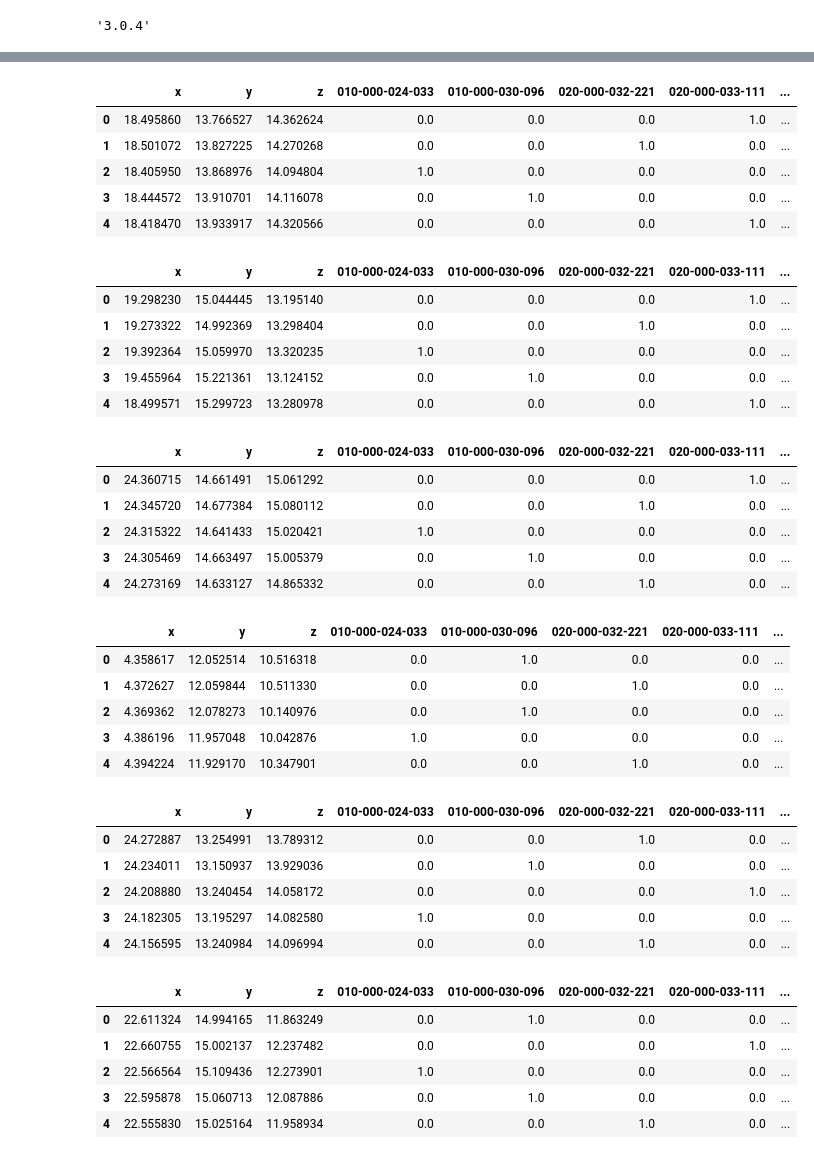
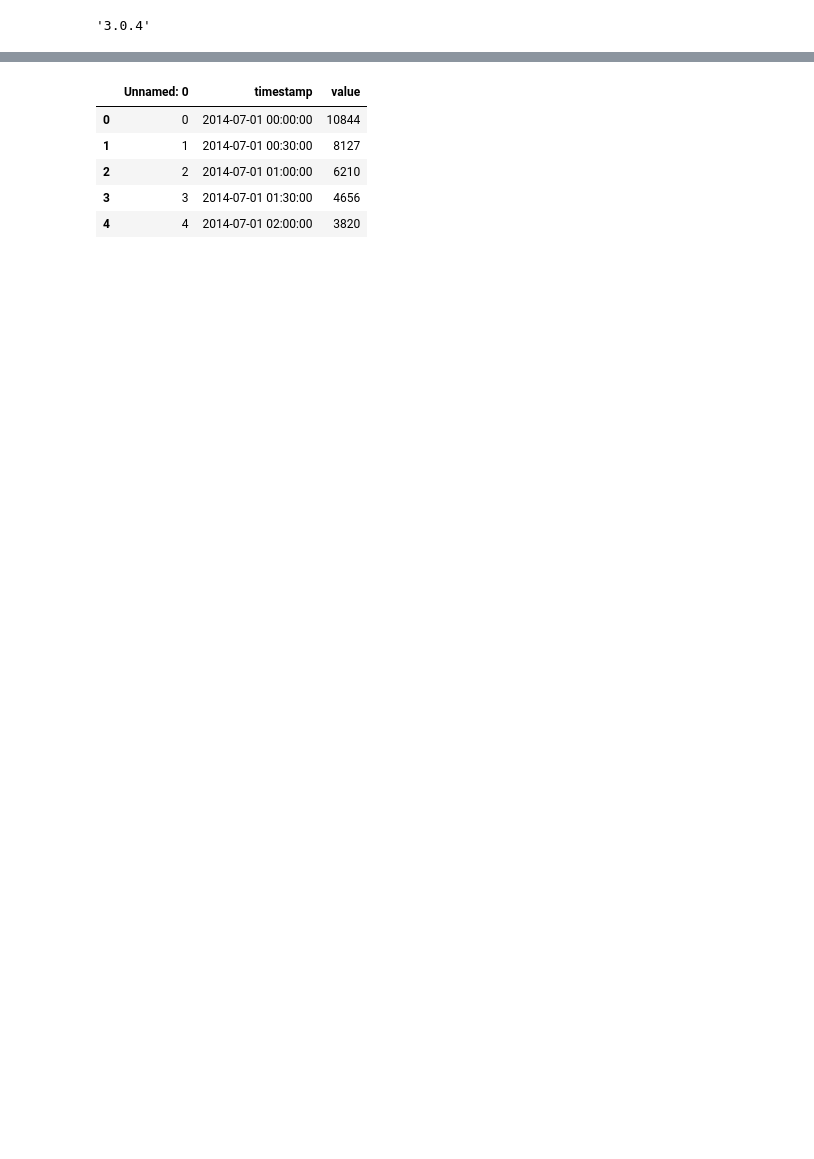
Before and after one commit to sjkchang/CMPE255-Assignment-2, a Jupyter notebook: notebooks/Assignment2_AnomalyDetection.ipynb, the cells around one changed output, grey strips where cells are left out. Cells and saved outputs as stored; diff of their text form; code cells hidden in the pictures; blank space fills up the shorter version.

```diff
--- a/notebooks/Assignment2_AnomalyDetection.ipynb
+++ b/notebooks/Assignment2_AnomalyDetection.ipynb
@@ -46,50 +36,11 @@ data_12.csv  data_16.csv  data_1.csv   data_5.csv  data_9.csv
 # %%
 # loading sample dataset from pycaret dataset module
 from pycaret.datasets import get_data
-train_data_0 = get_data('data_0')
-train_data_1 = get_data('data_1')
-train_data_2 = get_data('data_2')
-train_data_3 = get_data('data_3')
-train_data_4 = get_data('data_4')
-train_data_5 = get_data('data_5')
-train_data_6 = get_data('data_6')
-train_data_7 = get_data('data_7')
-train_data_8 = get_data('data_8')
-train_data_9 = get_data('data_9')
+data = get_data('ny-traffic')
 # %% [output]
-|  | x | y | z | 010-000-024-033 | 010-000-030-096 | 020-000-032-221 | 020-000-033-111 | ... |
-| 0 | 18.495860 | 13.766527 | 14.362624 | 0.0 | 0.0 | 0.0 | 1.0 | ... |
-| 1 | 18.501072 | 13.827225 | 14.270268 | 0.0 | 0.0 | 1.0 | 0.0 | ... |
-| 2 | 18.405950 | 13.868976 | 14.094804 | 1.0 | 0.0 | 0.0 | 0.0 | ... |
-| 3 | 18.444572 | 13.910701 | 14.116078 | 0.0 | 1.0 | 0.0 | 0.0 | ... |
-| 4 | 18.418470 | 13.933917 | 14.320566 | 0.0 | 0.0 | 0.0 | 1.0 | ... |
+|  | Unnamed: 0 | timestamp | value |
+| 0 | 0 | 2014-07-01 00:00:00 | 10844 |
+| 1 | 1 | 2014-07-01 00:30:00 | 8127 |
+| 2 | 2 | 2014-07-01 01:00:00 | 6210 |
+| 3 | 3 | 2014-07-01 01:30:00 | 4656 |
+| 4 | 4 | 2014-07-01 02:00:00 | 3820 |
-|  | x | y | z | 010-000-024-033 | 010-000-030-096 | 020-000-032-221 | 020-000-033-111 | ... |
-| 0 | 19.298230 | 15.044445 | 13.195140 | 0.0 | 0.0 | 0.0 | 1.0 | ... |
-| 1 | 19.273322 | 14.992369 | 13.298404 | 0.0 | 0.0 | 1.0 | 0.0 | ... |
-| 2 | 19.392364 | 15.059970 | 13.320235 | 1.0 | 0.0 | 0.0 | 0.0 | ... |
-| 3 | 19.455964 | 15.221361 | 13.124152 | 0.0 | 1.0 | 0.0 | 0.0 | ... |
-| 4 | 18.499571 | 15.299723 | 13.280978 | 0.0 | 0.0 | 0.0 | 1.0 | ... |
-|  | x | y | z | 010-000-024-033 | 010-000-030-096 | 020-000-032-221 | 020-000-033-111 | ... |
-| 0 | 24.360715 | 14.661491 | 15.061292 | 0.0 | 0.0 | 0.0 | 1.0 | ... |
-| 1 | 24.345720 | 14.677384 | 15.080112 | 0.0 | 0.0 | 1.0 | 0.0 | ... |
-| 2 | 24.315322 | 14.641433 | 15.020421 | 1.0 | 0.0 | 0.0 | 0.0 | ... |
-| 3 | 24.305469 | 14.663497 | 15.005379 | 0.0 | 1.0 | 0.0 | 0.0 | ... |
-| 4 | 24.273169 | 14.633127 | 14.865332 | 0.0 | 0.0 | 1.0 | 0.0 | ... |
-|  | x | y | z | 010-000-024-033 | 010-000-030-096 | 020-000-032-221 | 020-000-033-111 | ... |
-| 0 | 4.358617 | 12.052514 | 10.516318 | 0.0 | 1.0 | 0.0 | 0.0 | ... |
-| 1 | 4.372627 | 12.059844 | 10.511330 | 0.0 | 0.0 | 1.0 | 0.0 | ... |
-| 2 | 4.369362 | 12.078273 | 10.140976 | 0.0 | 1.0 | 0.0 | 0.0 | ... |
-| 3 | 4.386196 | 11.957048 | 10.042876 | 1.0 | 0.0 | 0.0 | 0.0 | ... |
-| 4 | 4.394224 | 11.929170 | 10.347901 | 0.0 | 0.0 | 1.0 | 0.0 | ... |
-|  | x | y | z | 010-000-024-033 | 010-000-030-096 | 020-000-032-221 | 020-000-033-111 | ... |
-| 0 | 24.272887 | 13.254991 | 13.789312 | 0.0 | 0.0 | 1.0 | 0.0 | ... |
-| 1 | 24.234011 | 13.150937 | 13.929036 | 0.0 | 1.0 | 0.0 | 0.0 | ... |
-| 2 | 24.208880 | 13.240454 | 14.058172 | 0.0 | 0.0 | 0.0 | 1.0 | ... |
-| 3 | 24.182305 | 13.195297 | 14.082580 | 1.0 | 0.0 | 0.0 | 0.0 | ... |
-| 4 | 24.156595 | 13.240984 | 14.096994 | 0.0 | 0.0 | 1.0 | 0.0 | ... |
-|  | x | y | z | 010-000-024-033 | 010-000-030-096 | 020-000-032-221 | 020-000-033-111 | ... |
-| 0 | 22.611324 | 14.994165 | 11.863249 | 0.0 | 1.0 | 0.0 | 0.0 | ... |
-| 1 | 22.660755 | 15.002137 | 12.237482 | 0.0 | 0.0 | 0.0 | 1.0 | ... |
-| 2 | 22.566564 | 15.109436 | 12.273901 | 1.0 | 0.0 | 0.0 | 0.0 | ... |
-| 3 | 22.595878 | 15.060713 | 12.087886 | 0.0 | 1.0 | 0.0 | 0.0 | ... |
-| 4 | 22.555830 | 15.025164 | 11.958934 | 0.0 | 0.0 | 1.0 | 0.0 | ... |
```
Also changed, not shown: parts of 21 cells of this notebook.
